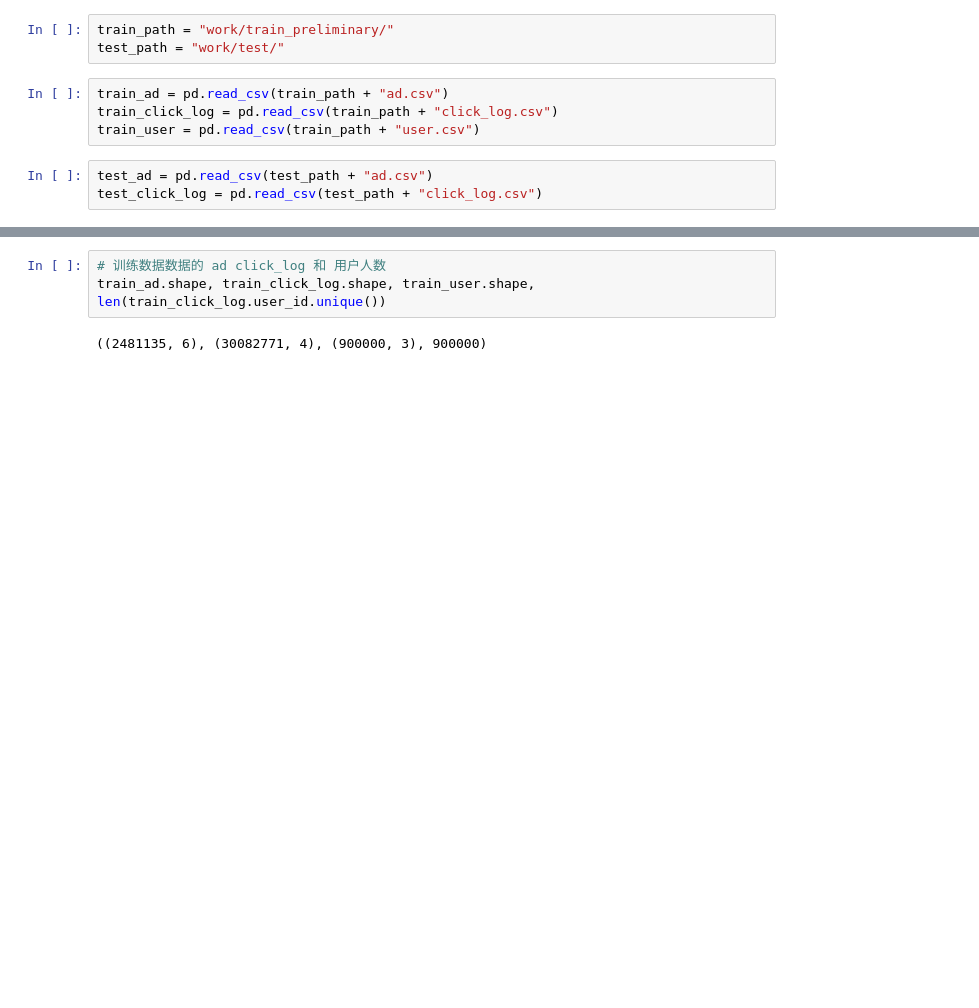
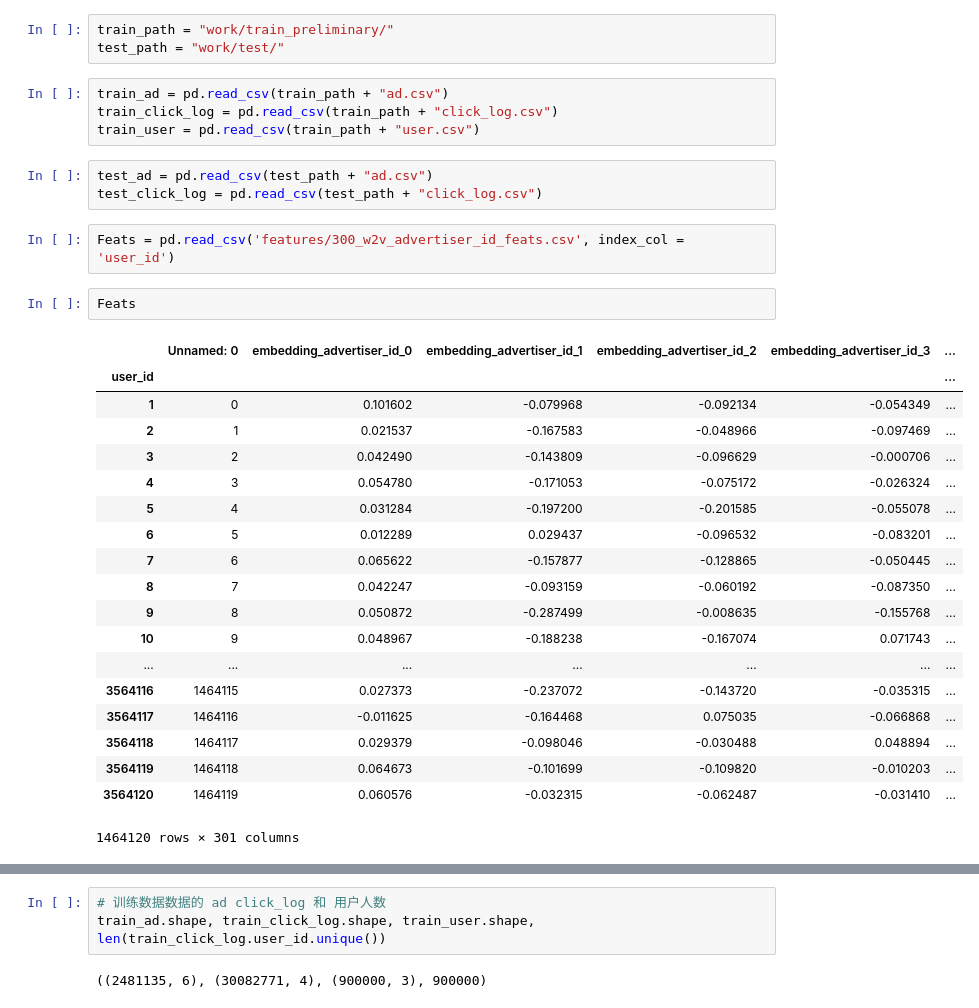
Before and after one commit to ren2504413601/TenXunGuangGao, a Jupyter notebook: 495735.ipynb, the cells around one changed output, grey strips where cells are left out. Saved outputs shown, nothing was run; the diff lists cells and outputs as text; blank space fills up the shorter version.

```diff
--- a/495735.ipynb
+++ b/495735.ipynb
@@ -49,3 +259,27 @@ train_user = pd.read_csv(train_path + "user.csv")
 # %%
 test_ad = pd.read_csv(test_path + "ad.csv")
 test_click_log = pd.read_csv(test_path + "click_log.csv")
+# %%
+Feats = pd.read_csv('features/300_w2v_advertiser_id_feats.csv', index_col = 'user_id')
+# %%
+Feats
+# %% [output]
+|  | Unnamed: 0 | embedding_advertiser_id_0 | embedding_advertiser_id_1 | embedding_advertiser_id_2 | embedding_advertiser_id_3 | ... |
+| user_id |  |  |  |  |  | ... |
+| 1 | 0 | 0.101602 | -0.079968 | -0.092134 | -0.054349 | ... |
+| 2 | 1 | 0.021537 | -0.167583 | -0.048966 | -0.097469 | ... |
+| 3 | 2 | 0.042490 | -0.143809 | -0.096629 | -0.000706 | ... |
+| 4 | 3 | 0.054780 | -0.171053 | -0.075172 | -0.026324 | ... |
+| 5 | 4 | 0.031284 | -0.197200 | -0.201585 | -0.055078 | ... |
+| 6 | 5 | 0.012289 | 0.029437 | -0.096532 | -0.083201 | ... |
+| 7 | 6 | 0.065622 | -0.157877 | -0.128865 | -0.050445 | ... |
+| 8 | 7 | 0.042247 | -0.093159 | -0.060192 | -0.087350 | ... |
+| 9 | 8 | 0.050872 | -0.287499 | -0.008635 | -0.155768 | ... |
+| 10 | 9 | 0.048967 | -0.188238 | -0.167074 | 0.071743 | ... |
+| ... | ... | ... | ... | ... | ... | ... |
+| 3564116 | 1464115 | 0.027373 | -0.237072 | -0.143720 | -0.035315 | ... |
+| 3564117 | 1464116 | -0.011625 | -0.164468 | 0.075035 | -0.066868 | ... |
+| 3564118 | 1464117 | 0.029379 | -0.098046 | -0.030488 | 0.048894 | ... |
+| 3564119 | 1464118 | 0.064673 | -0.101699 | -0.109820 | -0.010203 | ... |
+| 3564120 | 1464119 | 0.060576 | -0.032315 | -0.062487 | -0.031410 | ... |
+1464120 rows × 301 columns
```
Also changed, not shown: parts of 49 cells of this notebook, 3 other files.
